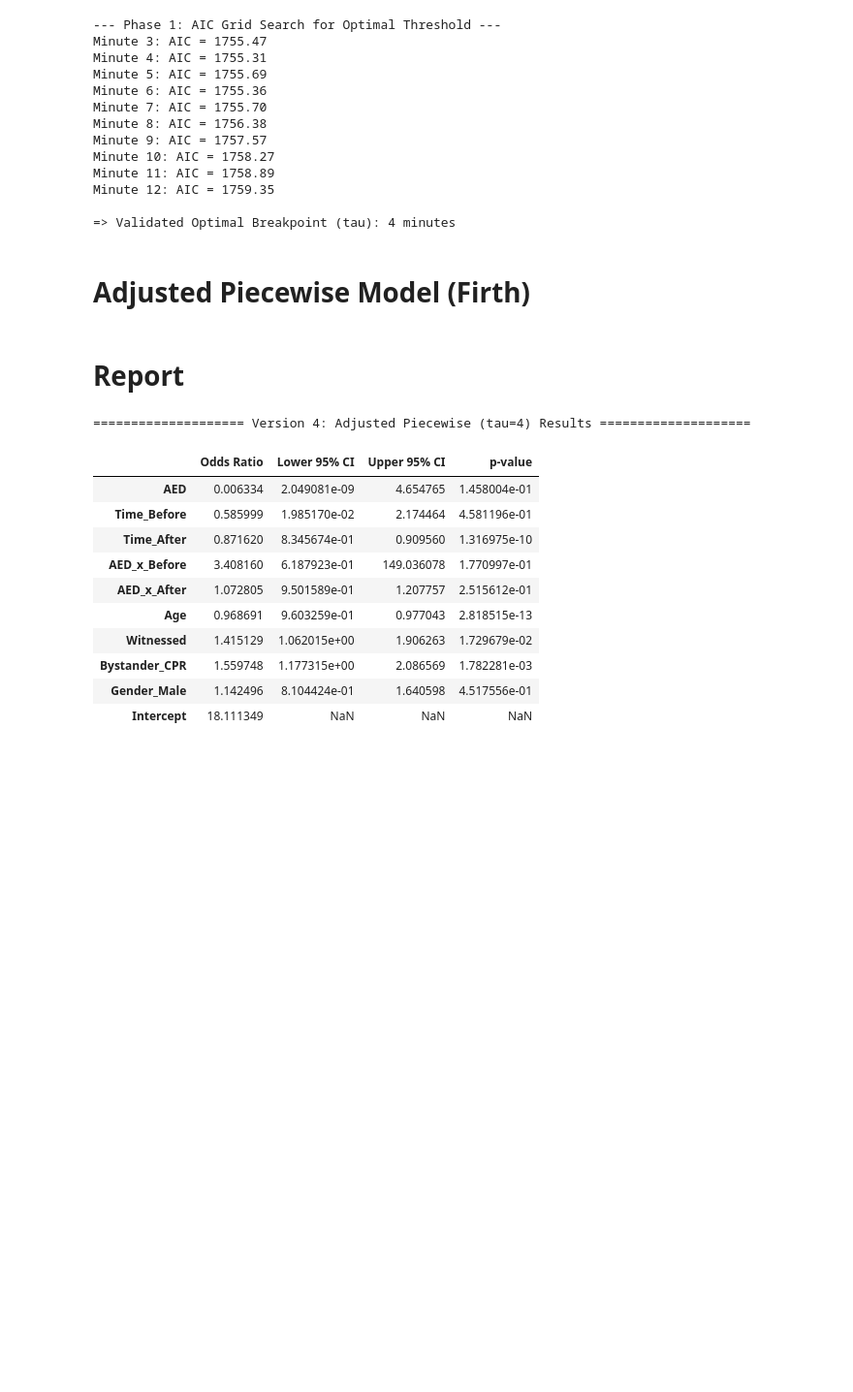
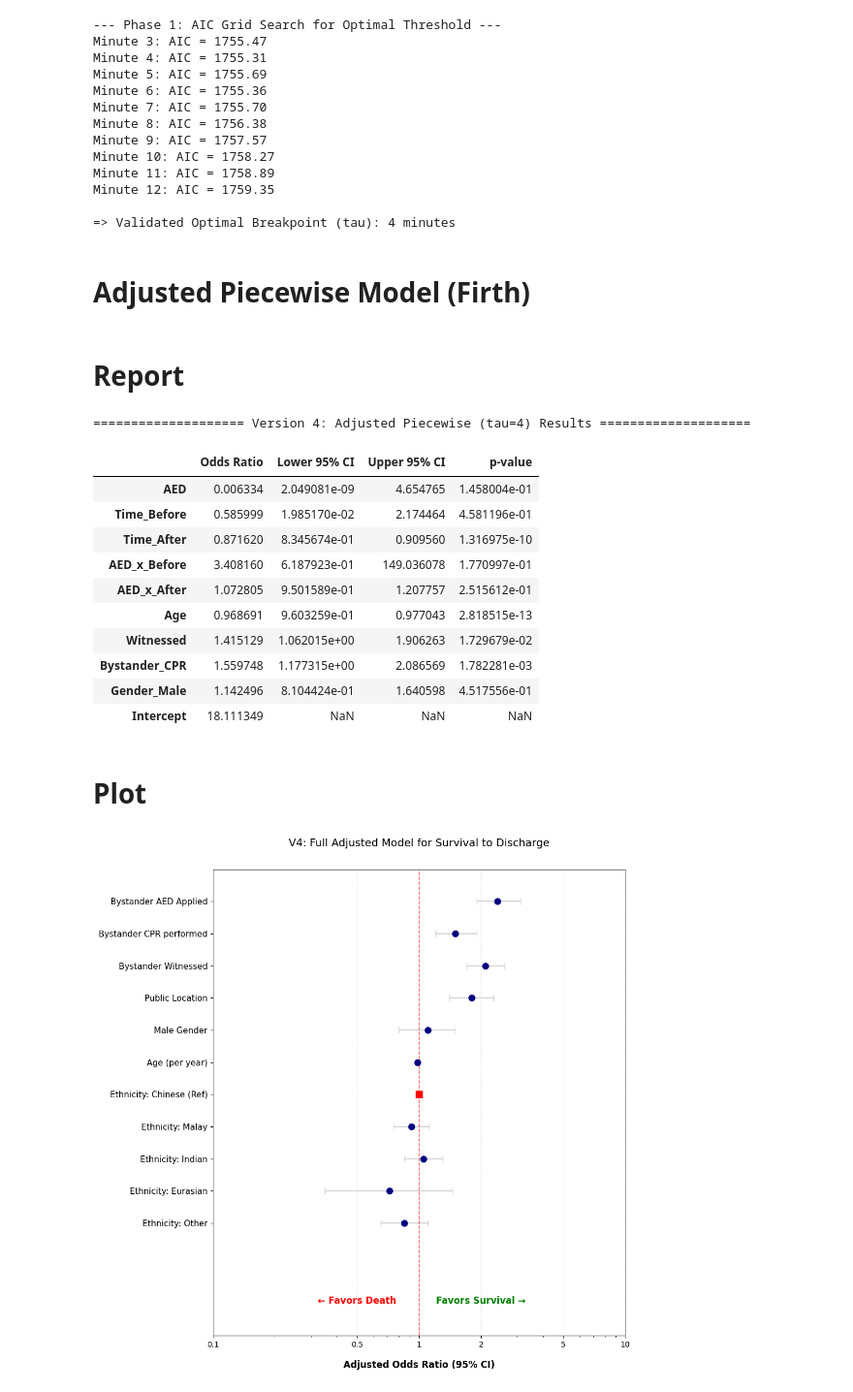
Before and after one commit to axellee1994/AED-OHCA, a Jupyter notebook: src/Survival_Curve_Analysis/Research_Question_1/v4_multivariable adjusted_piecewise_lr.ipynb, the cells around one changed output. Shown at 97% size. Saved outputs shown, nothing was run; the diff lists cells and outputs as text; code cells hidden in the pictures; blank space fills up the shorter version.

```diff
--- a/src/Survival_Curve_Analysis/Research_Question_1/v4_multivariable adjusted_piecewise_lr.ipynb
+++ b/src/Survival_Curve_Analysis/Research_Question_1/v4_multivariable adjusted_piecewise_lr.ipynb
@@ -264,3 +266,64 @@ display(v4_report)
 | Bystander_CPR | 1.559748 | 1.177315e+00 | 2.086569 | 1.782281e-03 |
 | Gender_Male | 1.142496 | 8.104424e-01 | 1.640598 | 4.517556e-01 |
 | Intercept | 18.111349 | NaN | NaN | NaN |
+# %% [markdown]
+# Plot
+# %%
+import matplotlib.pyplot as plt
+import numpy as np
+
+# 1. Full Adjusted Model Data
+variables = [
+    'Ethnicity: Other',
+    'Ethnicity: Eurasian',
+    'Ethnicity: Indian',
+    'Ethnicity: Malay',
+    'Ethnicity: Chinese (Ref)',
+    'Age (per year)',
+    'Male Gender',
+    'Public Location',
+    'Bystander Witnessed',
+    'Bystander CPR performed',
+    'Bystander AED Applied'
+]
+
+or_values = [0.85, 0.72, 1.05, 0.92, 1.0, 0.98, 1.1, 1.8, 2.1, 1.5, 2.4]
+lower_ci  = [0.65, 0.35, 0.85, 0.75, 1.0, 0.97, 0.8, 1.4, 1.7, 1.2, 1.9]
+upper_ci  = [1.10, 1.45, 1.30, 1.12, 1.0, 0.99, 1.5, 2.3, 2.6, 1.9, 3.1]
+
+# 2. Increase figure size
+plt.figure(figsize=(10, 10))
+
+# 3. Plotting loop
+for i, var in enumerate(variables):
+    if '(Ref)' in var:
+        plt.plot(or_values[i], i, 'sr', markersize=8) # Red square for Reference
+    else:
+        plt.errorbar(or_values[i], i,
+                     xerr=[[or_values[i]-lower_ci[i]], [upper_ci[i]-or_values[i]]],
+                     fmt='o', color='navy', ecolor='lightgray', capsize=4, markersize=8)
+
+# 4. Log Scale & Axis Formatting
+plt.xscale('log')
+plt.xticks([0.1, 0.5, 1, 2, 5, 10], ['0.1', '0.5', '1', '2', '5', '10'])
+plt.axvline(x=1, color='red', linestyle='--', alpha=0.6, linewidth=1.2)
+
+plt.yticks(range(len(variables)), variables, fontsize=11)
+plt.xlabel('Adjusted Odds Ratio (95% CI)', fontsize=12, fontweight='bold', labelpad=15)
+plt.title('V4: Full Adjusted Model for Survival to Discharge', fontsize=14, pad=30)
+plt.grid(True, axis='x', linestyle=':', alpha=0.4)
+
+# 5. INCREASED PADDING FOR LABELS
+# We move the y-coordinate down to -2.5 and extend the ylim to -3.5
+padding_y = -2.5
+plt.text(0.5, padding_y, '← Favors Death', color='red', ha='center', fontweight='bold', fontsize=12)
+plt.text(2.0, padding_y, 'Favors Survival →', color='green', ha='center', fontweight='bold', fontsize=12)
+
+# Adjust ylim to ensure the labels have space at the bottom
+plt.ylim(-3.5, len(variables))
+
+plt.tight_layout()
+plt.savefig('V4_Refined_Forest_Plot_Padded.png', dpi=300)
+plt.show()
+# %% [output]
+[figure, added]
```
Also changed, not shown: parts of 1 cell of this notebook, 2 other files.
